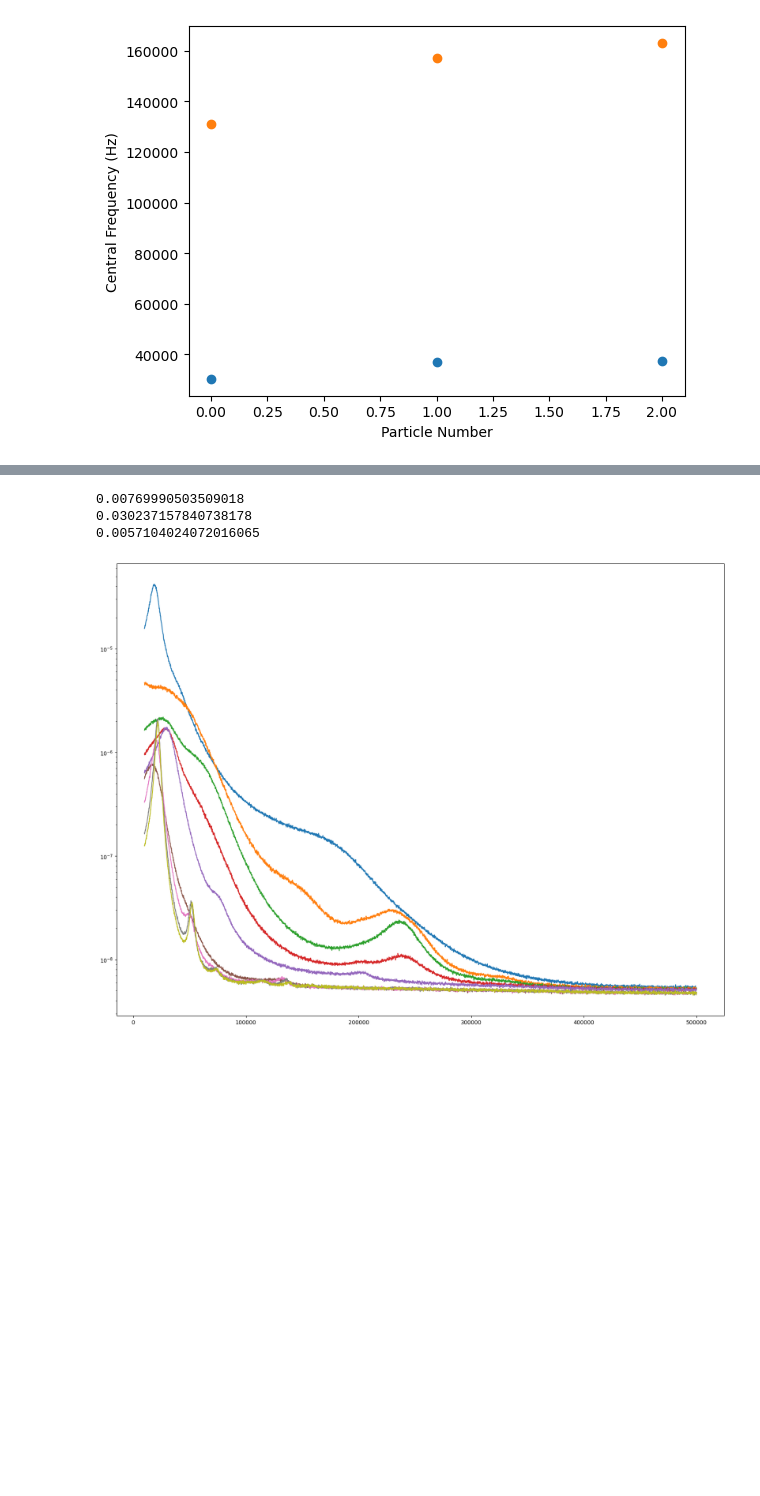
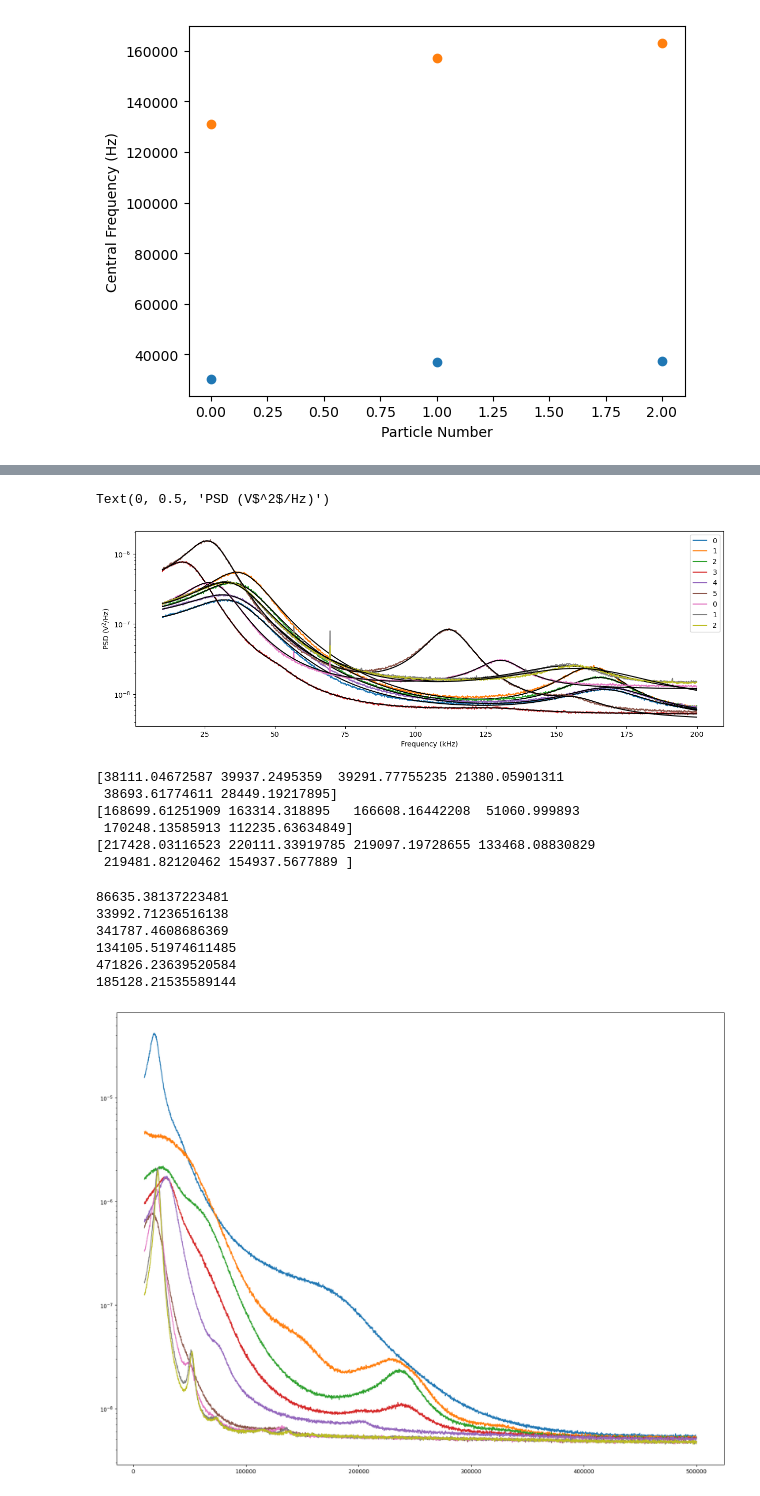
Before and after one commit to tompenny/SIMPLE_MASTQG_diamond, a Jupyter notebook: Particle frequencies.ipynb, the cells around one changed output, grey strips where cells are left out. Cells and saved outputs as stored; diff of their text form; code cells hidden in the pictures; blank space fills up the shorter version.

```diff
--- a/Particle frequencies.ipynb
+++ b/Particle frequencies.ipynb
@@ -193,17 +194,57 @@ Text(0, 0.5, 'PSD (V$^2$/Hz)')
+# %%
+plt.figure(figsize = (15, 5))
+lb = int(10000*nps_frac)
+ub = int(200000*nps_frac)
+for n, PSD in enumerate(PSDs):
+    plt.plot(PSD_freq3[lb:ub]/1000, PSD[lb:ub], label = str(n))
+    plt.plot(PSD_freq3[lb:ub]/1000, fitted_l[n][lb:ub], 'k')
+for n, PSD in enumerate(PSDs3):
+    plt.plot(PSD_freq3[lb:ub]/1000, PSD[lb:ub], label = str(n))
+    plt.plot(PSD_freq3[lb:ub]/1000, fitted_l3[n][lb:ub], 'k')
+plt.yscale('log')
+plt.legend()
+plt.xlabel('Frequency (kHz)')
+plt.ylabel('PSD (V$^2$/Hz)')
+# %% [output]
+Text(0, 0.5, 'PSD (V$^2$/Hz)')
+[figure, added]
 # %%
-eps = 1.45
+eps = 1.45**2
 rho = 2200
-print(np.sqrt((eps-1)/(eps+2)/rho))
-eps = 33
-rho = 1000
-print(np.sqrt((eps-1)/(eps+2)/rho))
-eps = 1.45
-rho = 4000
-print(np.sqrt((eps-1)/(eps+2)/rho))
+aSi = (np.sqrt((eps-1)/(eps+2)/rho))
+eps = 30
+rho = 800
+aMe = (np.sqrt((eps-1)/(eps+2)/rho))
+eps = 5.7
+rho = 3500
+aDi = (np.sqrt((eps-1)/(eps+2)/rho))
-# %% [output]
-0.00769990503509018
-0.030237157840738178
-0.0057104024072016065
+# %%
+print(np.transpose(fit_l)[1])
+print(np.transpose(fit_l)[4])
+print(np.transpose(fit_l2)[1])
+# %% [output]
+[38111.04672587 39937.2495359  39291.77755235 21380.05901311
+ 38693.61774611 28449.19217895]
+[168699.61251909 163314.318895   166608.16442208  51060.999893
+ 170248.13585913 112235.63634849]
+[217428.03116523 220111.33919785 219097.19728655 133468.08830829
+ 219481.82120462 154937.5677889 ]
+# %%
+print(np.transpose(fit_l)[1][5]*aMe/aSi)
+print(np.transpose(fit_l)[1][5]*aDi/aSi)
+
+print(np.transpose(fit_l)[4][5]*aMe/aSi)
+print(np.transpose(fit_l)[4][5]*aDi/aSi)
+
+print(np.transpose(fit_l2)[1][5]*aMe/aSi)
+print(np.transpose(fit_l2)[1][5]*aDi/aSi)
+# %% [output]
+86635.38137223481
+33992.71236516138
+341787.4608686369
+134105.51974611485
+471826.23639520584
+185128.21535589144
 # %%
 filename = 'D:/Lab Data/diamond/240520/'
 files = [8, 9, 10, 11, 12, 13, 14, 15, 16]
```
Also changed, not shown: parts of 2 cells of this notebook.
